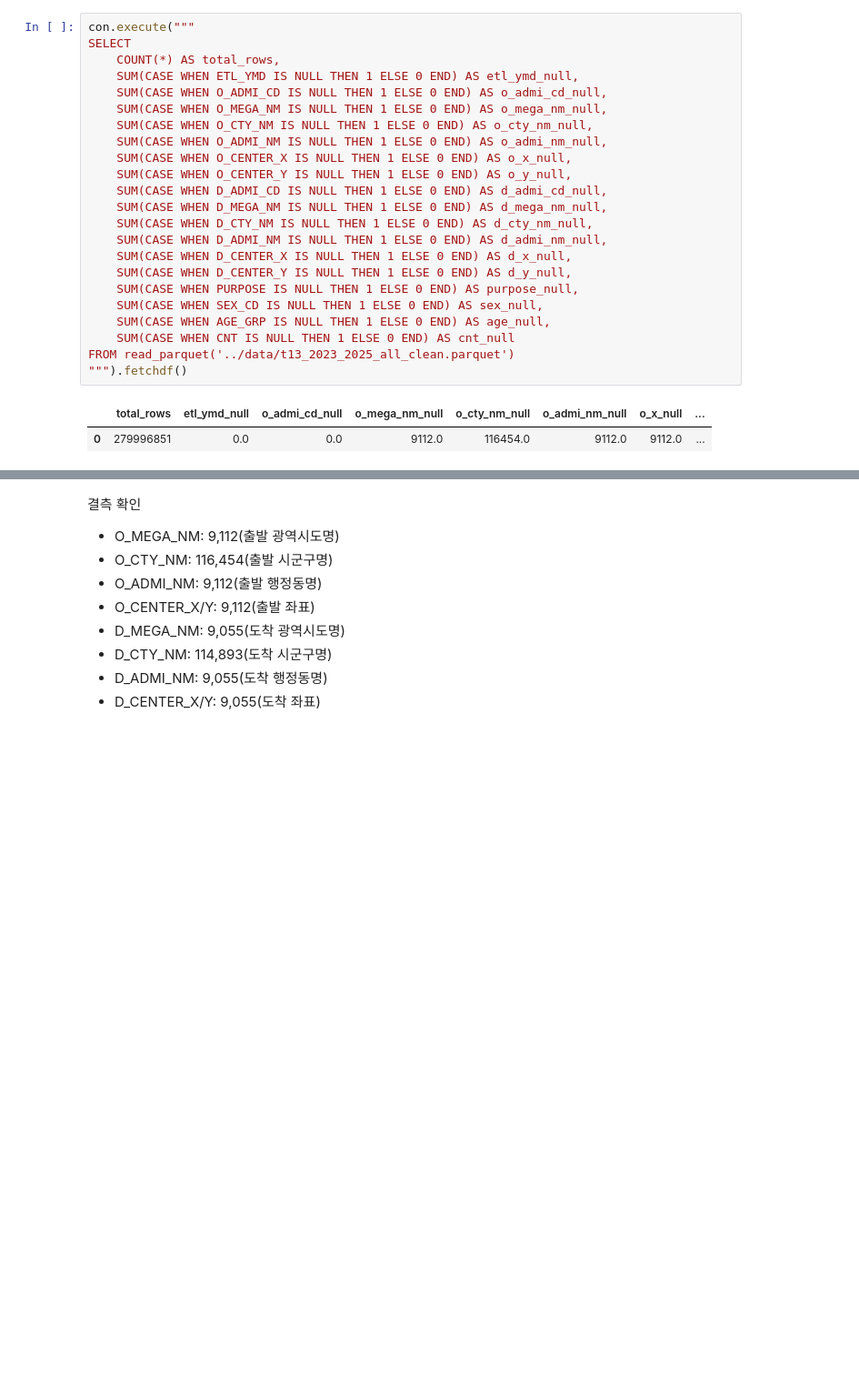
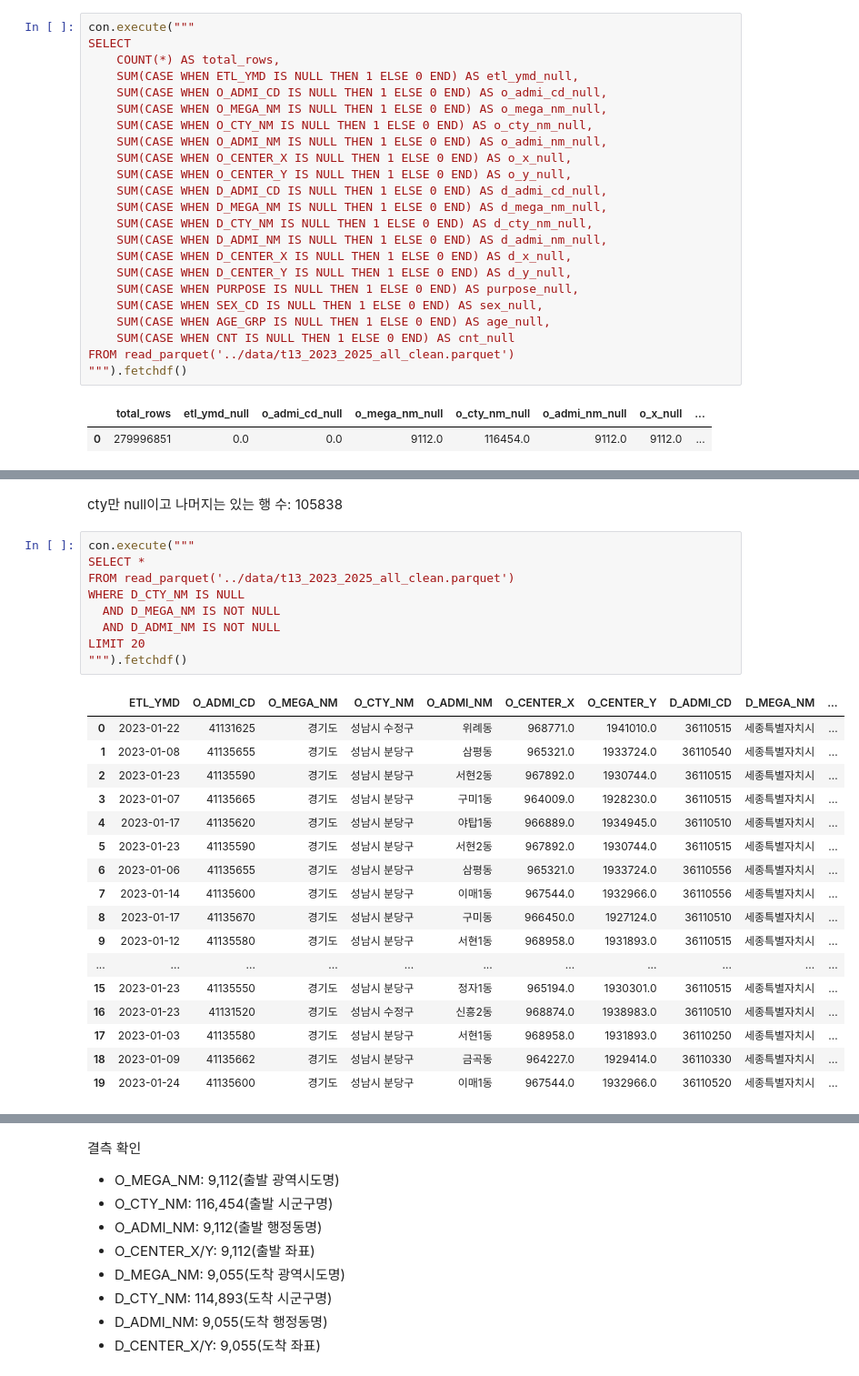
Before and after one commit to bulsajo1/final_project, a Jupyter notebook: Jiryun/1차_전처리.ipynb, the cells around one changed output, grey strips where cells are left out. Shown at 91% size. Cells and saved outputs as stored; diff of their text form; blank space fills up the shorter version.

```diff
--- a/Jiryun/1차_전처리.ipynb
+++ b/Jiryun/1차_전처리.ipynb
@@ -157,0 +292,29 @@ FROM read_parquet('../data/t13_2023_2025_all_clean.parquet')
+# %% [markdown]
+cty만 null이고 나머지는 있는 행 수: 105838
+# %%
+con.execute("""
+SELECT *
+FROM read_parquet('../data/t13_2023_2025_all_clean.parquet')
+WHERE D_CTY_NM IS NULL
+  AND D_MEGA_NM IS NOT NULL
+  AND D_ADMI_NM IS NOT NULL
+LIMIT 20
+""").fetchdf()
+# %% [output]
+|  | ETL_YMD | O_ADMI_CD | O_MEGA_NM | O_CTY_NM | O_ADMI_NM | O_CENTER_X | O_CENTER_Y | D_ADMI_CD | D_MEGA_NM | ... |
+| 0 | 2023-01-22 | 41131625 | 경기도 | 성남시 수정구 | 위례동 | 968771.0 | 1941010.0 | 36110515 | 세종특별자치시 | ... |
+| 1 | 2023-01-08 | 41135655 | 경기도 | 성남시 분당구 | 삼평동 | 965321.0 | 1933724.0 | 36110540 | 세종특별자치시 | ... |
+| 2 | 2023-01-23 | 41135590 | 경기도 | 성남시 분당구 | 서현2동 | 967892.0 | 1930744.0 | 36110515 | 세종특별자치시 | ... |
+| 3 | 2023-01-07 | 41135665 | 경기도 | 성남시 분당구 | 구미1동 | 964009.0 | 1928230.0 | 36110515 | 세종특별자치시 | ... |
+| 4 | 2023-01-17 | 41135620 | 경기도 | 성남시 분당구 | 야탑1동 | 966889.0 | 1934945.0 | 36110510 | 세종특별자치시 | ... |
+| 5 | 2023-01-23 | 41135590 | 경기도 | 성남시 분당구 | 서현2동 | 967892.0 | 1930744.0 | 36110515 | 세종특별자치시 | ... |
+| 6 | 2023-01-06 | 41135655 | 경기도 | 성남시 분당구 | 삼평동 | 965321.0 | 1933724.0 | 36110556 | 세종특별자치시 | ... |
+| 7 | 2023-01-14 | 41135600 | 경기도 | 성남시 분당구 | 이매1동 | 967544.0 | 1932966.0 | 36110556 | 세종특별자치시 | ... |
+| 8 | 2023-01-17 | 41135670 | 경기도 | 성남시 분당구 | 구미동 | 966450.0 | 1927124.0 | 36110510 | 세종특별자치시 | ... |
+| 9 | 2023-01-12 | 41135580 | 경기도 | 성남시 분당구 | 서현1동 | 968958.0 | 1931893.0 | 36110515 | 세종특별자치시 | ... |
+| ... | ... | ... | ... | ... | ... | ... | ... | ... | ... | ... |
+| 15 | 2023-01-23 | 41135550 | 경기도 | 성남시 분당구 | 정자1동 | 965194.0 | 1930301.0 | 36110515 | 세종특별자치시 | ... |
+| 16 | 2023-01-23 | 41131520 | 경기도 | 성남시 수정구 | 신흥2동 | 968874.0 | 1938983.0 | 36110510 | 세종특별자치시 | ... |
+| 17 | 2023-01-03 | 41135580 | 경기도 | 성남시 분당구 | 서현1동 | 968958.0 | 1931893.0 | 36110250 | 세종특별자치시 | ... |
+| 18 | 2023-01-09 | 41135662 | 경기도 | 성남시 분당구 | 금곡동 | 964227.0 | 1929414.0 | 36110330 | 세종특별자치시 | ... |
+| 19 | 2023-01-24 | 41135600 | 경기도 | 성남시 분당구 | 이매1동 | 967544.0 | 1932966.0 | 36110520 | 세종특별자치시 | ... |
```
Also changed, not shown: parts of 22 cells of this notebook, 2 other files.
